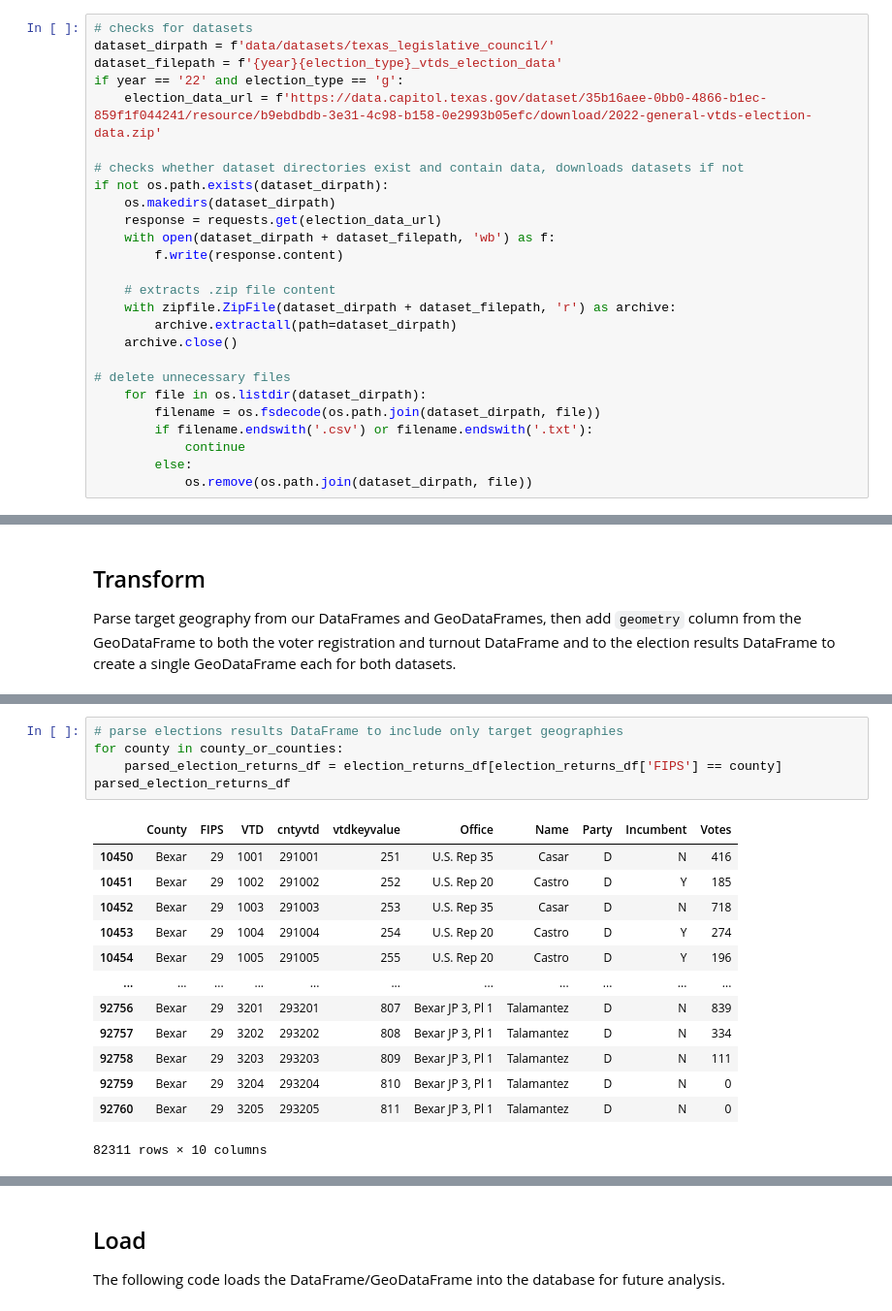
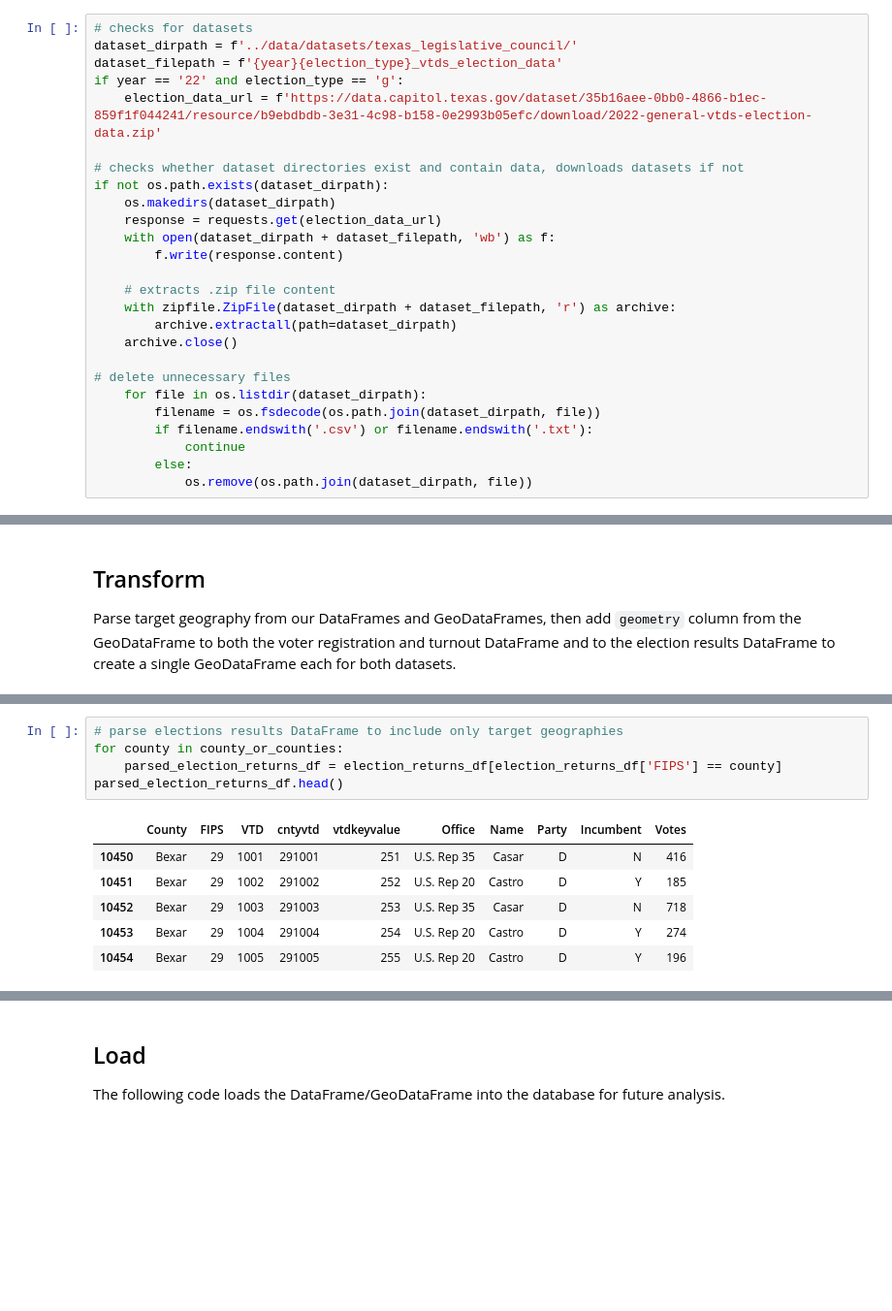
Before and after one commit to hector-torres/DemographicResearch, a Jupyter notebook: ETL_notebooks/tx_leg_council__comprehensive_election_dataset__ETL.ipynb, the cells around one changed output, grey strips where cells are left out. Shown: that part at 97% size. Saved outputs shown, nothing was run; the diff lists cells and outputs as text; blank space fills up the shorter version.

```diff
--- a/tx_leg_council__comprehensive_election_dataset__ETL.ipynb
+++ b/ETL_notebooks/tx_leg_council__comprehensive_election_dataset__ETL.ipynb
@@ -70,7 +70,7 @@ if not os.path.exists(shapefiles_dirpath):
             os.remove(shapefiles_dirpath + file)
 # %%
 # checks for datasets
-dataset_dirpath = f'data/datasets/texas_legislative_council/'
+dataset_dirpath = f'../data/datasets/texas_legislative_council/'
 dataset_filepath = f'{year}{election_type}_vtds_election_data'
 if year == '22' and election_type == 'g':
     election_data_url = f'https://data.capitol.texas.gov/dataset/35b16aee-0bb0-4866-b1ec-859f1f044241/resource/b9ebdbdb-3e31-4c98-b158-0e2993b05efc/download/2022-general-vtds-election-data.zip'
@@ -204,22 +183,15 @@ voter_registration_and_turnout_gdf
 # %%
 # parse elections results DataFrame to include only target geographies
 for county in county_or_counties:
     parsed_election_returns_df = election_returns_df[election_returns_df['FIPS'] == county]
-parsed_election_returns_df
+parsed_election_returns_df.head()
 # %% [output]
 |  | County | FIPS | VTD | cntyvtd | vtdkeyvalue | Office | Name | Party | Incumbent | Votes |
 | 10450 | Bexar | 29 | 1001 | 291001 | 251 | U.S. Rep 35 | Casar | D | N | 416 |
 | 10451 | Bexar | 29 | 1002 | 291002 | 252 | U.S. Rep 20 | Castro | D | Y | 185 |
 | 10452 | Bexar | 29 | 1003 | 291003 | 253 | U.S. Rep 35 | Casar | D | N | 718 |
 | 10453 | Bexar | 29 | 1004 | 291004 | 254 | U.S. Rep 20 | Castro | D | Y | 274 |
 | 10454 | Bexar | 29 | 1005 | 291005 | 255 | U.S. Rep 20 | Castro | D | Y | 196 |
-| ... | ... | ... | ... | ... | ... | ... | ... | ... | ... | ... |
-| 92756 | Bexar | 29 | 3201 | 293201 | 807 | Bexar JP 3, Pl 1 | Talamantez | D | N | 839 |
-| 92757 | Bexar | 29 | 3202 | 293202 | 808 | Bexar JP 3, Pl 1 | Talamantez | D | N | 334 |
-| 92758 | Bexar | 29 | 3203 | 293203 | 809 | Bexar JP 3, Pl 1 | Talamantez | D | N | 111 |
-| 92759 | Bexar | 29 | 3204 | 293204 | 810 | Bexar JP 3, Pl 1 | Talamantez | D | N | 0 |
-| 92760 | Bexar | 29 | 3205 | 293205 | 811 | Bexar JP 3, Pl 1 | Talamantez | D | N | 0 |
-82311 rows × 10 columns
 # %%
 election_returns_gdf = pd.merge(parsed_election_returns_df, parsed_gdf[['VTDKEY', 'geometry']], left_on='vtdkeyvalue', right_on='VTDKEY')
 election_returns_gdf.drop(columns='VTDKEY', inplace=True)
```
Also changed, not shown: parts of 7 cells of this notebook, 1 other file.
